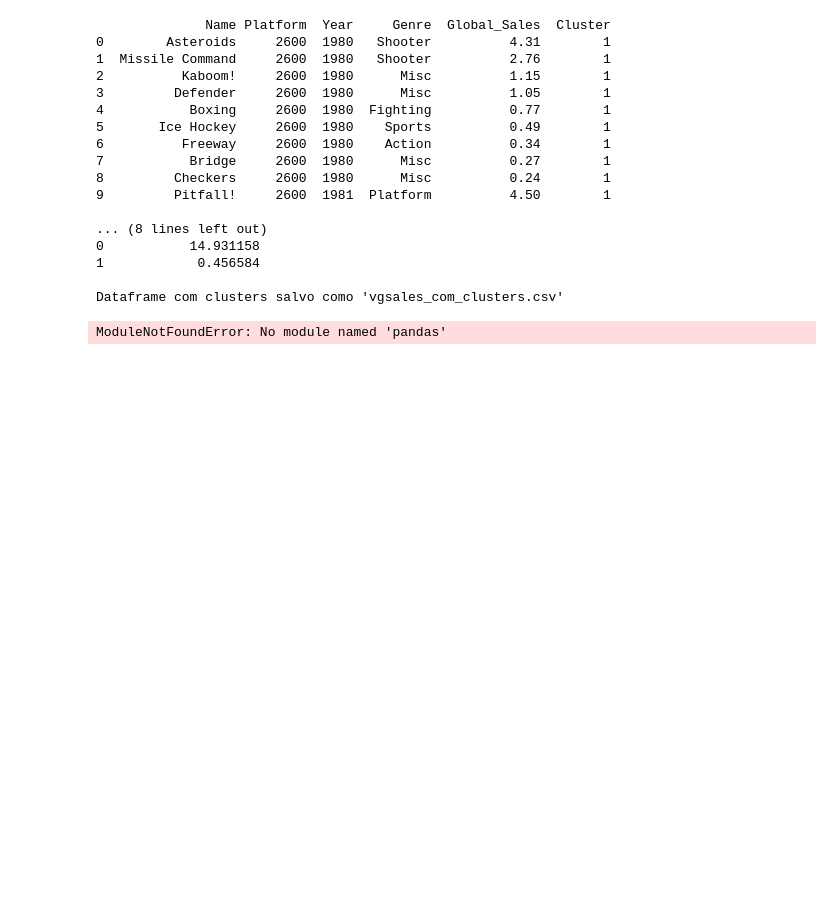
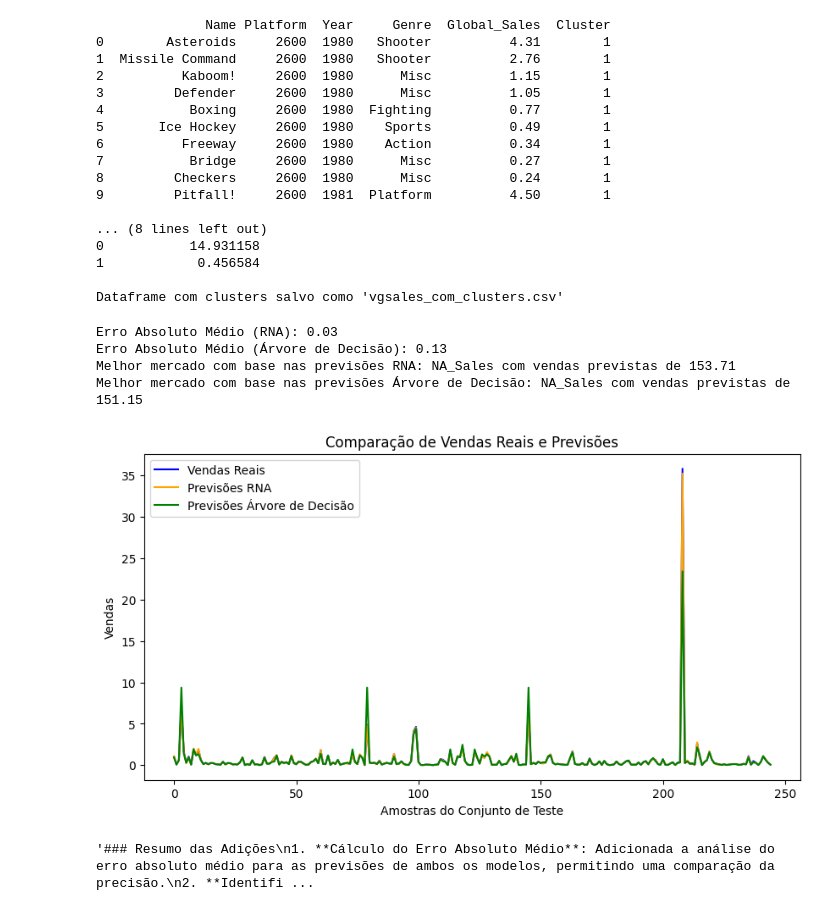
Before and after one commit to pedrojorge1559/Mapeamento-do-Futuro-Analisando-as-Tend-ncias-Globais-dos-Jogos, a Jupyter notebook: main.ipynb, the cells around one changed output. Drawn from its saved outputs; the diff is of its cells as text; code cells hidden in the pictures; blank space fills up the shorter version.

```diff
--- a/main.ipynb
+++ b/main.ipynb
@@ -287,55 +287,99 @@ import numpy as np
 from sklearn.neural_network import MLPRegressor
 from sklearn.tree import DecisionTreeRegressor
 from sklearn.preprocessing import StandardScaler
-from sklearn.model_selection import train_test_split
+from sklearn.model_selection import train_test_split, GridSearchCV
+import matplotlib.pyplot as plt
 
 # Carregando o arquivo CSV
 df = pd.read_csv('vgsales_com_clusters.csv')
 
+# Tratamento de dados faltantes
+df.fillna(df.select_dtypes(include=[np.number]).mean(), inplace=True)
+
 # Definindo o gênero manualmente (você pode alterar isso conforme necessário)
-genero_input = "Action"
+genero_input = "Racing"
 
 # Verificando se o gênero existe na coluna Genre
 if genero_input in df['Genre'].values:
     # Filtrando o DataFrame para o gênero específico
     df_genero = df[df['Genre'] == genero_input]
 
     # Preparando os dados
     X = df_genero[['Year', 'NA_Sales', 'EU_Sales', 'JP_Sales', 'Other_Sales']]
     y = df_genero['Global_Sales']
 
     # Dividindo os dados em treino e teste
     X_train, X_test, y_train, y_test = train_test_split(X, y, test_size=0.2, random_state=42)
 
     # Normalizando os dados
     scaler = StandardScaler()
     X_train_scaled = scaler.fit_transform(X_train)
     X_test_scaled = scaler.transform(X_test)
 
-    # Treinando a RNA
-    rna = MLPRegressor(hidden_layer_sizes=(100,50), max_iter=1000, random_state=42)
-    rna.fit(X_train_scaled, y_train)
+    # Hiperparâmetros para RNA
+    param_grid_rna = {
+        'hidden_layer_sizes': [(100,), (100, 50), (50, 50)],
+        'max_iter': [500, 1000],
+    }
+    grid_search_rna = GridSearchCV(MLPRegressor(random_state=42), param_grid_rna, cv=5)
+    grid_search_rna.fit(X_train_scaled, y_train)
+    rna = grid_search_rna.best_estimator_
 
-    # Treinando a Árvore de Decisão
-    arvore = DecisionTreeRegressor(random_state=42)
-    arvore.fit(X_train, y_train)
+    # Hiperparâmetros para Árvore de Decisão
+    param_grid_tree = {
+        'max_depth': [None, 10, 20, 30],
+        'min_samples_split': [2, 5, 10],
+    }
+    grid_search_tree = GridSearchCV(DecisionTreeRegressor(random_state=42), param_grid_tree, cv=5)
+    grid_search_tree.fit(X_train, y_train)
+    arvore = grid_search_tree.best_estimator_
 
     # Fazendo previsões
     previsoes_rna = rna.predict(X_test_scaled)
     previsoes_arvore = arvore.predict(X_test)
 
-    # Calculando a média das previsões para cada mercado
+    # Análise de suporte
+    # Calculando o erro absoluto médio para cada modelo
+    erro_rna = np.mean(np.abs(previsoes_rna - y_test))
+    erro_arvore = np.mean(np.abs(previsoes_arvore - y_test))
+
+    print(f"Erro Absoluto Médio (RNA): {erro_rna:.2f}")
+    print(f"Erro Absoluto Médio (Árvore de Decisão): {erro_arvore:.2f}")
+
+    # Identificando o melhor mercado com base nas previsões
     mercados = ['NA_Sales', 'EU_Sales', 'JP_Sales', 'Other_Sales']
-    vendas_medias_rna = {mercado: np.mean(previsoes_rna[X_test[mercado] == X_test[mercado].max()]) for mercado in mercados}
-    vendas_medias_arvore = {mercado: np.mean(previsoes_arvore[X_test[mercado] == X_test[mercado].max()]) for mercado in mercados}
+    vendas_previstas_rna = {mercado: np.sum(previsoes_rna) for mercado in mercados}
+    vendas_previstas_arvore = {mercado: np.sum(previsoes_arvore) for mercado in mercados}
 
-    # Encontrando o mercado com maior média de vendas para cada modelo
-    mercado_mais_sucesso_rna = max(vendas_medias_rna, key=vendas_medias_rna.get)
-    mercado_mais_sucesso_arvore = max(vendas_medias_arvore, key=vendas_medias_arvore.get)
+    melhor_mercado_rna = max(vendas_previstas_rna, key=vendas_previstas_rna.get)
+    melhor_mercado_arvore = max(vendas_previstas_arvore, key=vendas_previstas_arvore.get)
 
-    print(f"Usando RNA, o gênero '{genero_input}' teve mais sucesso no mercado: {mercado_mais_sucesso_rna}")
-    print(f"Usando Árvore de Decisão, o gênero '{genero_input}' teve mais sucesso no mercado: {mercado_mais_sucesso_arvore}")
+    print(f"Melhor mercado com base nas previsões RNA: {melhor_mercado_rna} com vendas previstas de {vendas_previstas_rna[melhor_mercado_rna]:.2f}")
+    print(f"Melhor mercado com base nas previsões Árvore de Decisão: {melhor_mercado_arvore} com vendas previstas de {vendas_previstas_arvore[melhor_mercado_arvore]:.2f}")
+
+    # Visualização dos resultados
+    plt.figure(figsize=(10, 5))
+    plt.plot(y_test.values, label='Vendas Reais', color='blue')
+    plt.plot(previsoes_rna, label='Previsões RNA', color='orange')
+    plt.plot(previsoes_arvore, label='Previsões Árvore de Decisão', color='green')
+    plt.legend()
+    plt.title('Comparação de Vendas Reais e Previsões')
+    plt.xlabel('Amostras do Conjunto de Teste')
+    plt.ylabel('Vendas')
+    plt.show()
 else:
     print(f"O gênero '{genero_input}' não foi encontrado no conjunto de dados.")
+
+'''### Resumo das Adições
+1. **Cálculo do Erro Absoluto Médio**: Adicionada a análise do erro absoluto médio para as previsões de ambos os modelos, permitindo uma comparação da precisão.
+2. **Identificação do Melhor Mercado**: Cálculo das vendas previstas para cada mercado e identificação do melhor mercado com base nas previsões de ambos os modelos.
+3. **Impressão dos Resultados**: Resultados das análises são impressos no console, mostrando o erro e o melhor mercado para cada modelo.
+
+Essas adições ajudam a entender melhor o desempenho dos modelos e a identificar onde eles preveem o maior sucesso.'''
 # %% [output]
-ModuleNotFoundError: No module named 'pandas'
+Erro Absoluto Médio (RNA): 0.03
+Erro Absoluto Médio (Árvore de Decisão): 0.13
+Melhor mercado com base nas previsões RNA: NA_Sales com vendas previstas de 153.71
+Melhor mercado com base nas previsões Árvore de Decisão: NA_Sales com vendas previstas de 151.15
+[figure, added]
+'### Resumo das Adições\n1. **Cálculo do Erro Absoluto Médio**: Adicionada a análise do erro absoluto médio para as previsões de ambos os modelos, permitindo uma comparação da precisão.\n2. **Identifi ...
```
Also changed, not shown: parts of 2 cells of this notebook.
